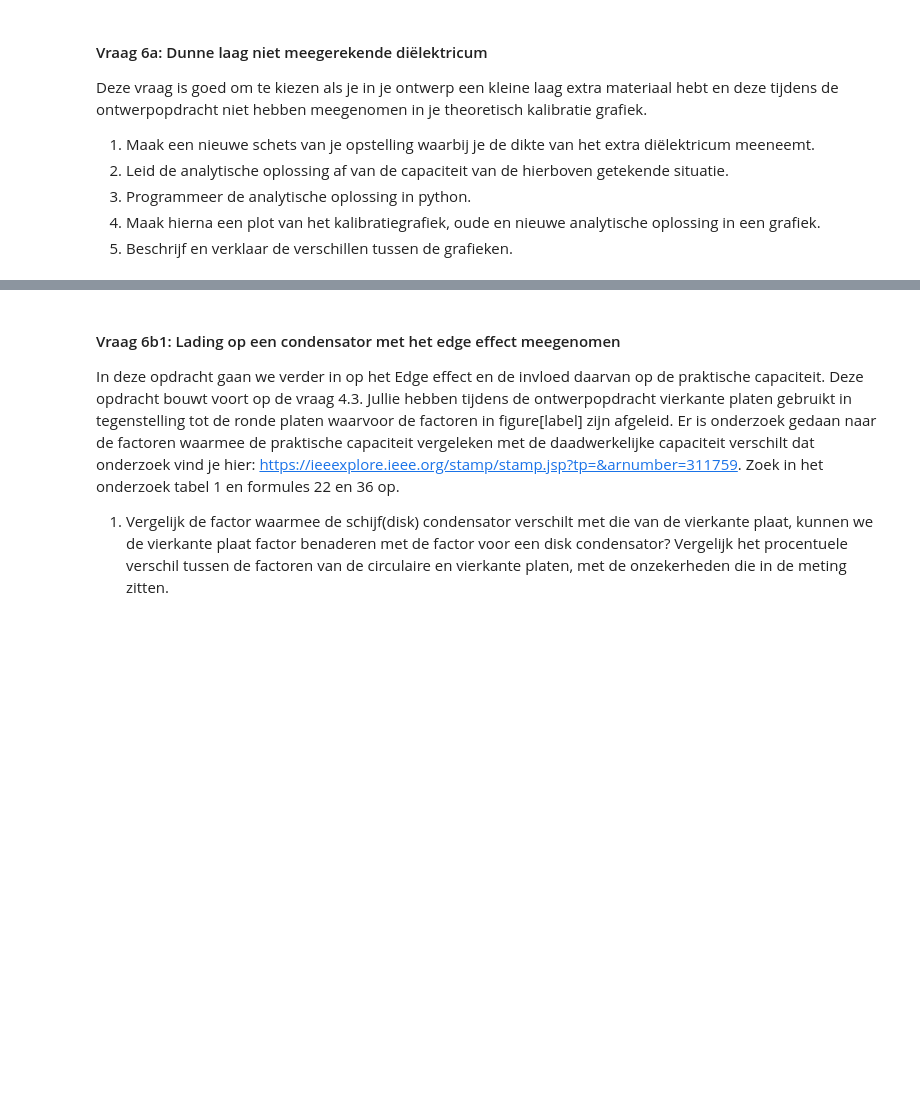
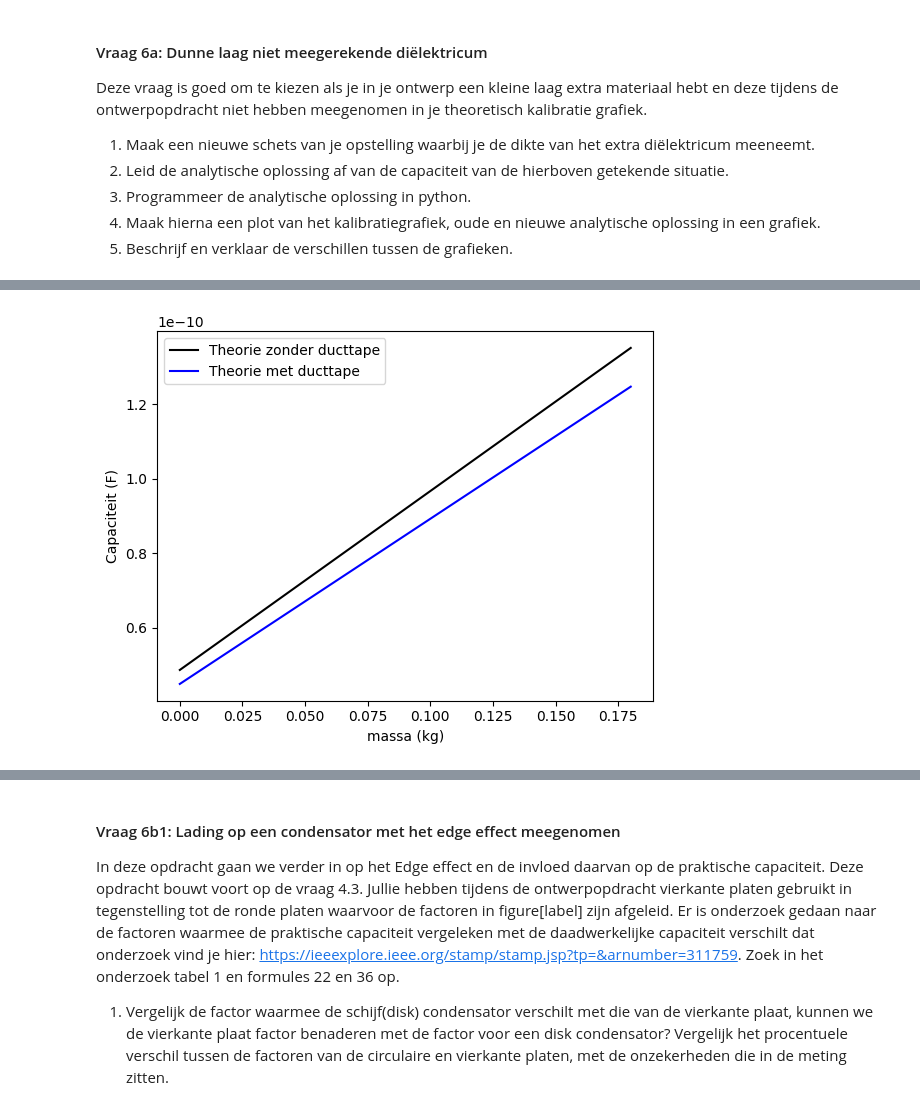
Before and after one commit to zalwani/opdrachten-DEF-D, a Jupyter notebook: DigitaleOntwerpopdrachten/1CondensatorOpdracht/CondensatorOntwerpopdracht.ipynb, the cells around one changed output, grey strips where cells are left out. Cells and saved outputs as stored; diff of their text form; code cells hidden in the pictures; blank space fills up the shorter version.

```diff
--- a/DigitaleOntwerpopdrachten/1CondensatorOpdracht/CondensatorOntwerpopdracht.ipynb
+++ b/DigitaleOntwerpopdrachten/1CondensatorOpdracht/CondensatorOntwerpopdracht.ipynb
@@ -1034,10 +1109,34 @@ Deze vraag is goed om te kiezen als je in je ontwerp een kleine laag extra mater
 # %%
-# Schrijf hier de code voor je oplossing. Gebruik hier je eerder gemaakte functies
-# def condensator_extra_laag(#jouw variabelen): # Schrijf hier jouw functie
-    ## je functie
+epsilon_0 = 8.854187817e-12
 
+d1 = 0.001            # karton
+d2 = 0.0001           # ducttape (0.1 mm)
 
-### Maak hier je plot
+epsilon_r_carton = 2.5
+epsilon_r_ductape = 3.0
+
+w = 0.1
+
+m = np.array([0,180]) * 1e-3
+x = np.array([2.2,6.1]) * 1e-2
+
+A = x * w
+
+# oude theorie (zonder ducttape)
+C_oud = epsilon_0 * epsilon_r_carton * A / d1
+
+# nieuwe theorie (met ducttape in serie)
+C_nieuw = epsilon_0 * A / (d1/epsilon_r_carton + d2/epsilon_r_ductape)
+
+plt.figure()
+plt.plot(m, C_oud, "k-", label="Theorie zonder ducttape")
+plt.plot(m, C_nieuw, "b-", label="Theorie met ducttape")
+plt.xlabel("massa (kg)")
+plt.ylabel("Capaciteit (F)")
+plt.legend()
+plt.show()
+# %% [output]
+[figure, added]
 # %% [markdown]
 ##### Antwoorden 6a
 
```
Also changed, not shown: parts of 9 cells of this notebook.
